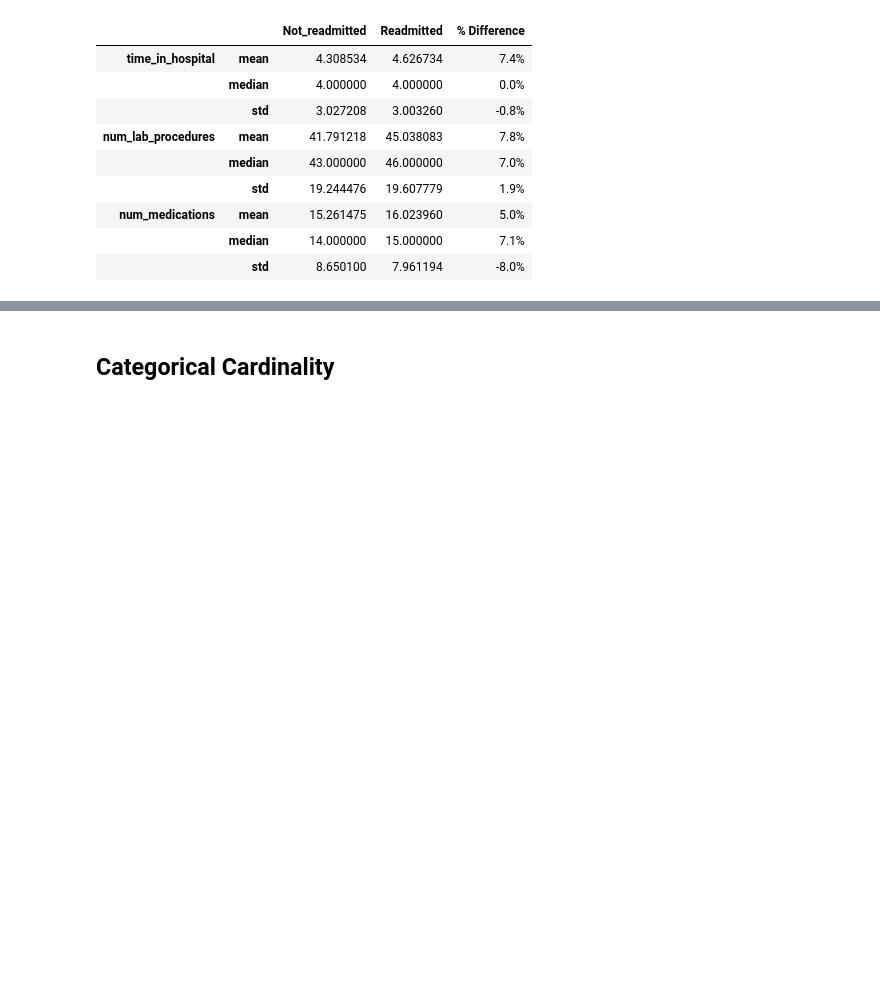
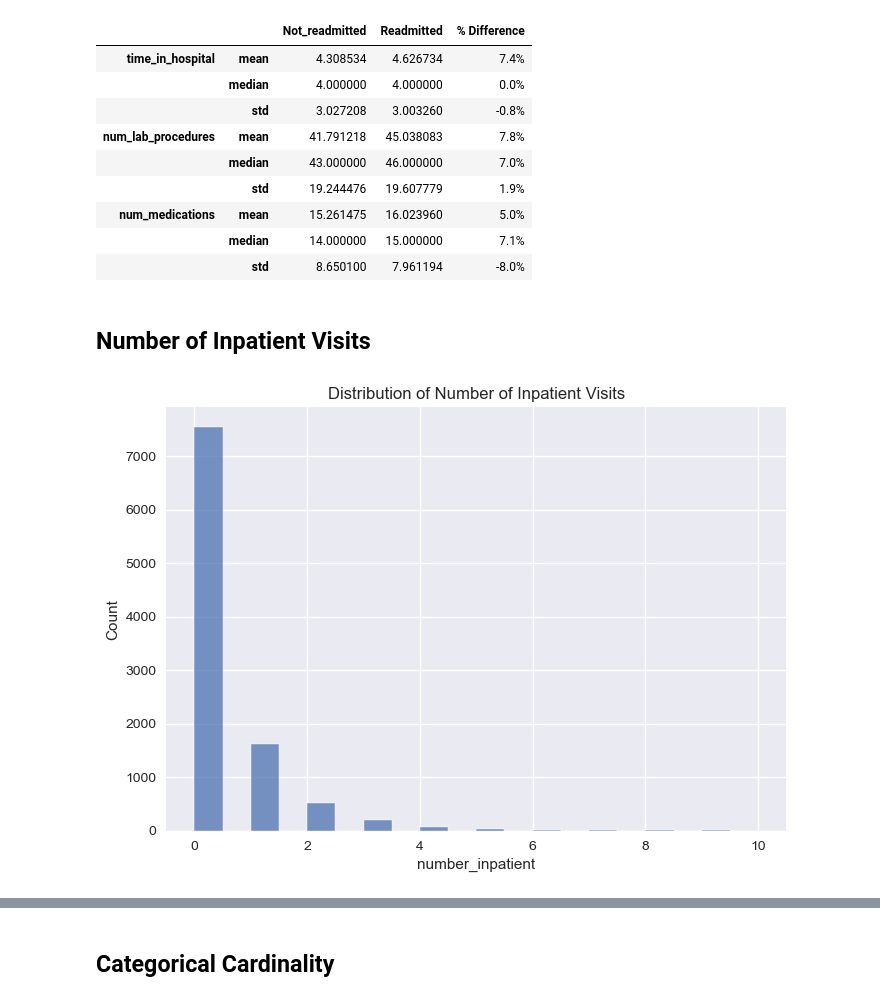
Before and after one commit to iainjclark/diabetes-readmission-ml, a Jupyter notebook: notebooks/01_eda.ipynb, the cells around one changed output, grey strips where cells are left out. Cells and saved outputs as stored; diff of their text form; code cells hidden in the pictures; blank space fills up the shorter version.

```diff
--- a/notebooks/01_eda.ipynb
+++ b/notebooks/01_eda.ipynb
@@ -323,3 +323,11 @@ summary2
 | num_medications | mean | 15.261475 | 16.023960 | 5.0% |
 |  | median | 14.000000 | 15.000000 | 7.1% |
 |  | std | 8.650100 | 7.961194 | -8.0% |
+# %% [markdown]
+## Number of Inpatient Visits
+# %%
+sns.histplot(df['number_inpatient'], bins=20)
+plt.title("Distribution of Number of Inpatient Visits")
+plt.show()
+# %% [output]
+[figure, added]
```
Also changed, not shown: parts of 8 cells of this notebook, 8 other files.
